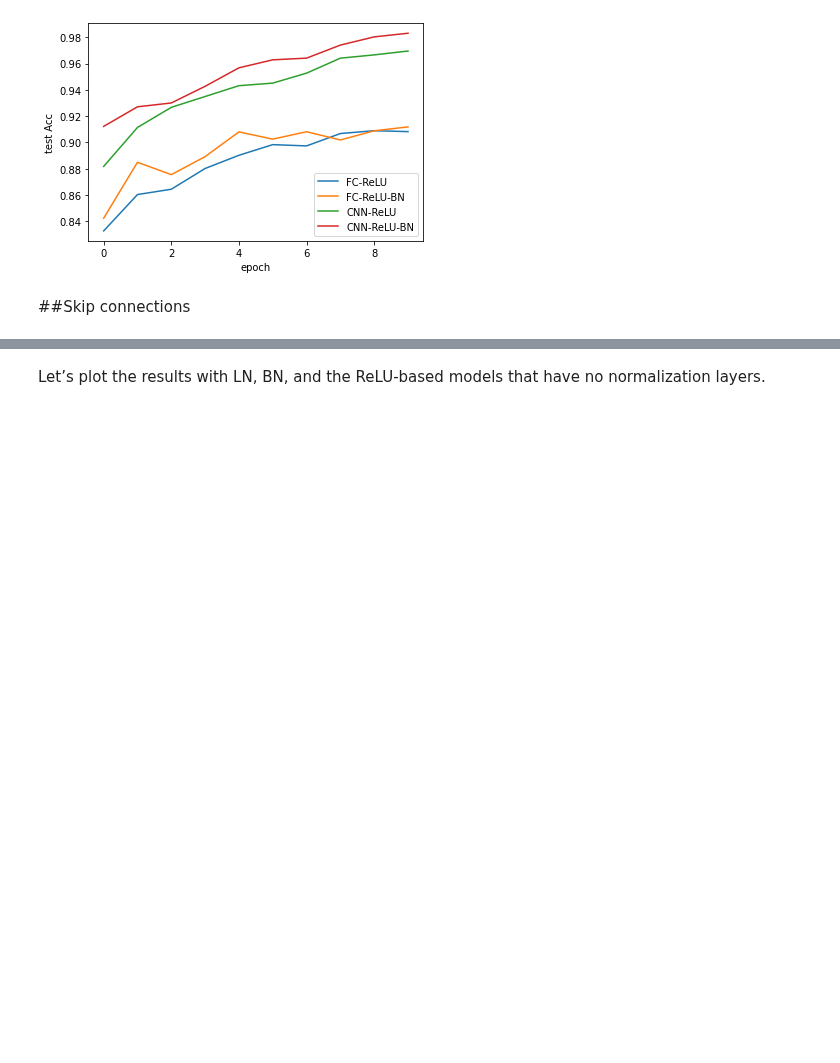
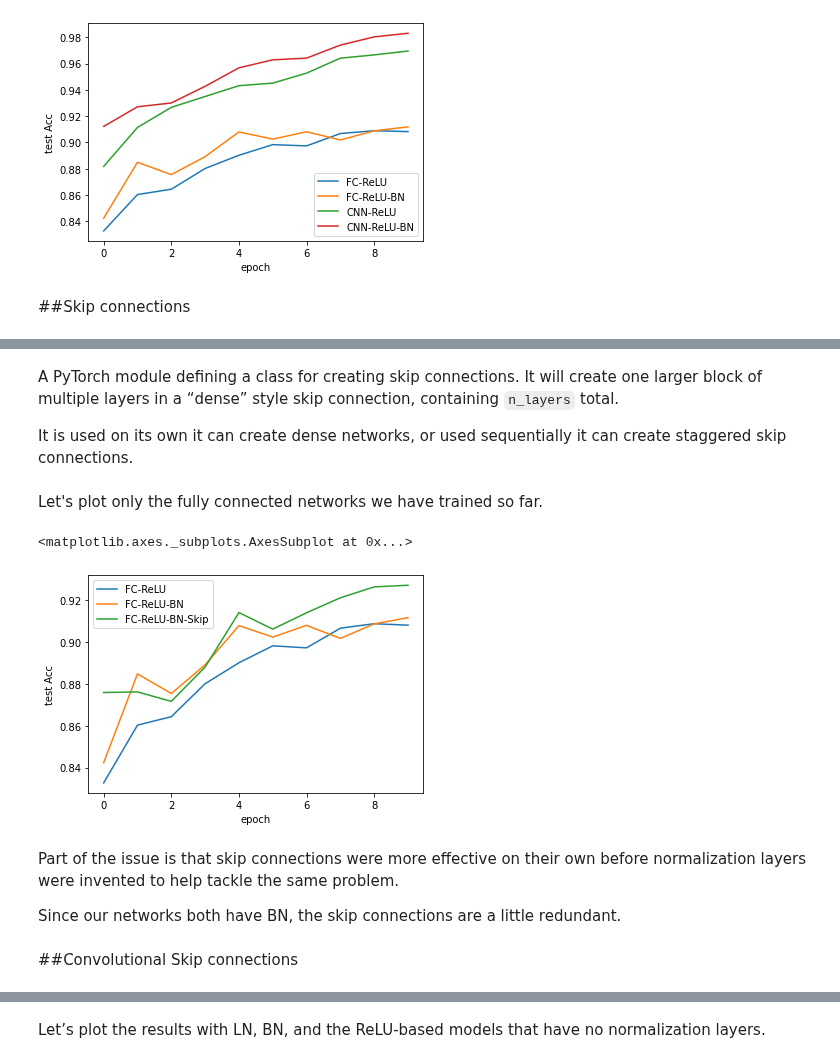
Before and after one commit to rahiakela/deep-learning-research-and-practice, a Jupyter notebook: inside-deep-learing/06-common-design-building-blocks/03_skip_connections.ipynb, the cells around one changed output, grey strips where cells are left out. Saved outputs shown, nothing was run; the diff lists cells and outputs as text; code cells hidden in the pictures; blank space fills up the shorter version.

```diff
--- a/inside-deep-learing/06-common-design-building-blocks/03_skip_connections.ipynb
+++ b/inside-deep-learing/06-common-design-building-blocks/03_skip_connections.ipynb
@@ -353,3 +389,41 @@ LN object with a list `[out_filters, W//(2**pool_factor), H//(2**pool_factor)]`
+# %% [markdown]
+A PyTorch module defining a class for creating skip connections. It will create one larger block of multiple layers in a “dense” style skip connection, containing `n_layers` total.
+
+It is used on its own it can create dense networks, or used sequentially it can create staggered skip connections.
+# %%
+fc_skip_model = nn.Sequential(
+  nn.Flatten(),
+  FullySkipConnection(2, D, n),
+  FullySkipConnection(2, n, n),
+  FullySkipConnection(2, n, n),
+  nn.Linear(n, classes),
+)
+# %%
+fc_skip_results = train_network(fc_skip_model,
+                          loss_func,
+                          training_loader,
+                          epochs=10,
+                          test_loader=testing_loader,
+                          score_funcs={"Acc": accuracy_score},
+                          device=device)
+del fc_skip_model
+# %% [markdown]
+Let's plot only the fully connected networks we have trained so far.
+# %%
+sns.lineplot(x="epoch", y="test Acc", data=fc_relu_results, label="FC-ReLU")
+sns.lineplot(x="epoch", y="test Acc", data=fc_bn_results, label="FC-ReLU-BN")
+sns.lineplot(x="epoch", y="test Acc", data=fc_skip_results, label="FC-ReLU-BN-Skip")
+# %% [output]
+<matplotlib.axes._subplots.AxesSubplot at 0x...>
+[figure, added]
+# %% [markdown]
+Part of the issue is that skip connections were
+more effective on their own before normalization layers were invented to help tackle the same problem.
+
+Since our networks both have BN, the skip connections are a little
+redundant.
+# %% [markdown]
+##Convolutional Skip connections
 # %%
 def cnn_layer(in_filters, out_filters=None, pool_factor=0, kernel_size=3):
   if out_filters is None:
```
Also changed, not shown: parts of 8 cells of this notebook.
